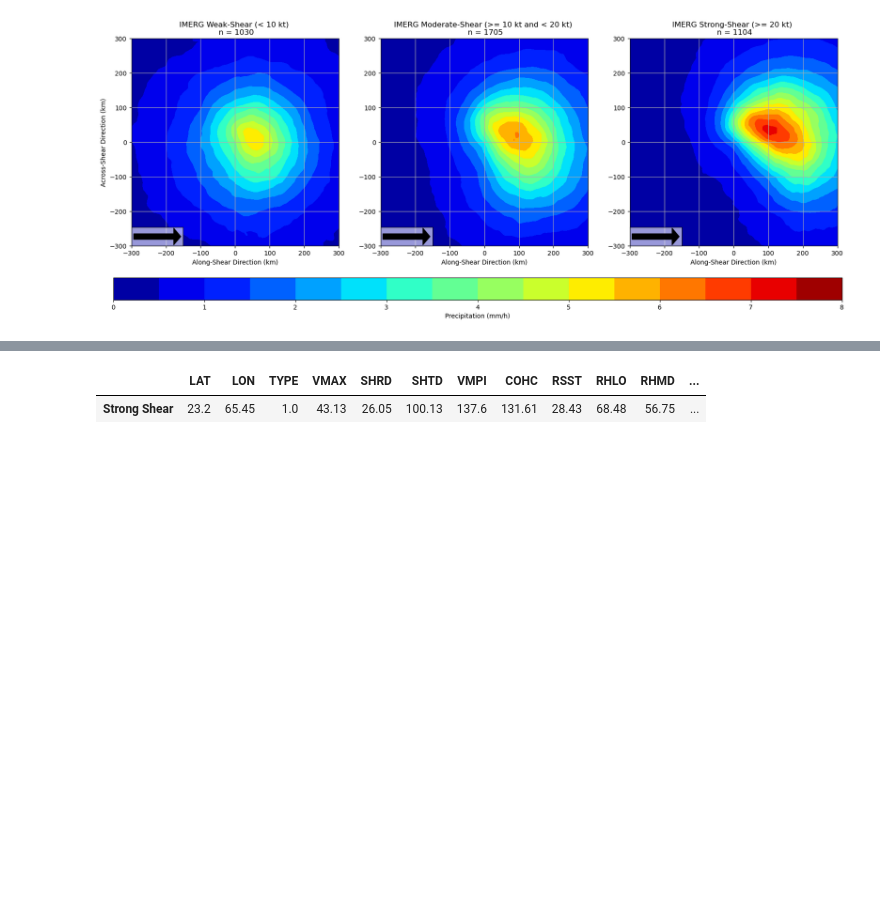
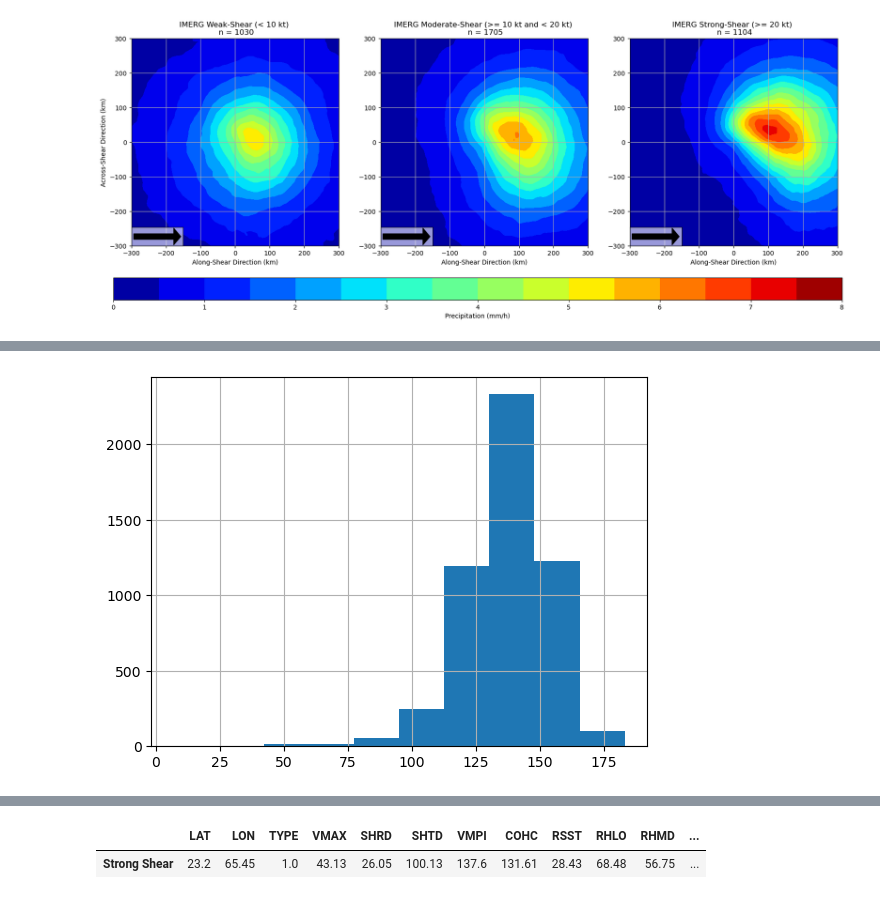
Before and after one commit to a98alvin/TC_RI_P1, a Jupyter notebook: scripts/obs/IMERG Composites (NATL).ipynb, the cells around one changed output, grey strips where cells are left out. Saved outputs shown, nothing was run; the diff lists cells and outputs as text; code cells hidden in the pictures; blank space fills up the shorter version.

```diff
--- a/scripts/obs/IMERG Composites (NATL).ipynb
+++ b/scripts/obs/IMERG Composites (NATL).ipynb
@@ -424,0 +477,5 @@ plt.colorbar(strong_shear_cf,cax=cax,label='Precipitation (mm/h)',orientation='h
+# %%
+plt.hist(filtered_with_boo['VMPI'])
+plt.grid()
+# %% [output]
+[figure, added]
```
Also changed, not shown: parts of 4 cells of this notebook, 8 other files.
